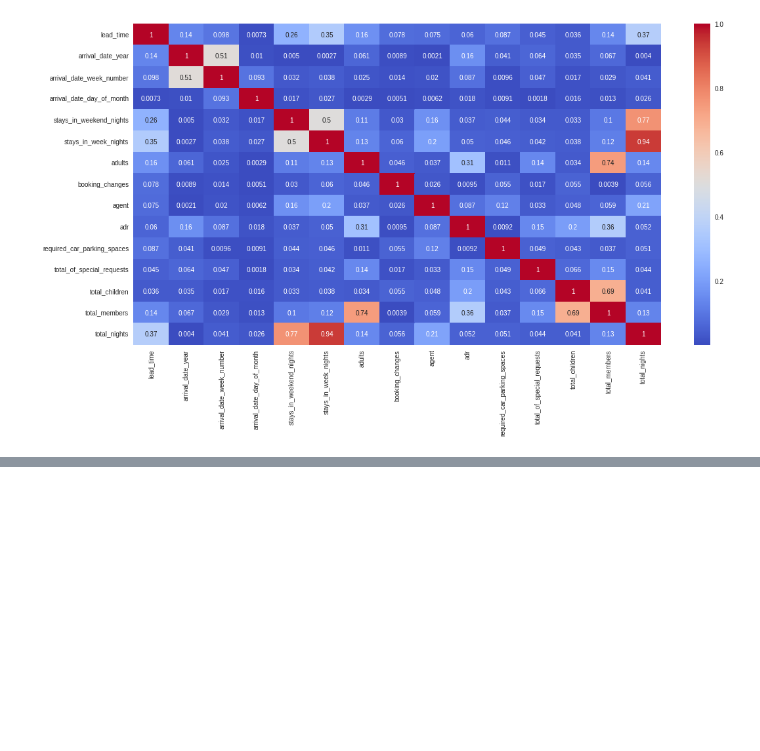
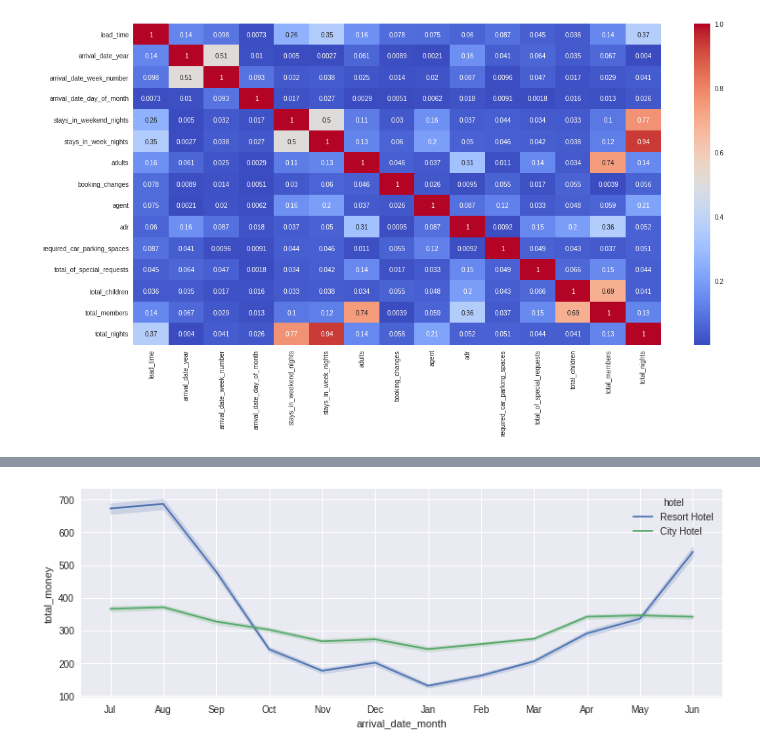
Before and after one commit to dhiru-c/CAPSTONE_PROJECT-HOTEL-BOOKING-ANALYSIS, a Jupyter notebook: Hotel_Booking_Analysis_Capstone_Project.ipynb, the cells around one changed output, grey strips where cells are left out. Cells and saved outputs as stored; diff of their text form; code cells hidden in the pictures; blank space fills up the shorter version.

```diff
--- a/Hotel_Booking_Analysis_Capstone_Project.ipynb
+++ b/Hotel_Booking_Analysis_Capstone_Project.ipynb
@@ -594,0 +360,11 @@ sns.heatmap(abs(new_df.corr()), annot=True, cmap='coolwarm')
+# %%
+# Calculate adr according to person
+df_not_cancelled['adr_per_person']= df_not_cancelled['adr'] / df_not_cancelled['total_members']
+df_not_cancelled['total_money']   = df_not_cancelled['adr'] * df_not_cancelled['total_nights']
+
+#plot on confirm booking
+plt.figure(figsize=(12,4))
+sns.lineplot(data = df_not_cancelled, x =  'arrival_date_month', y = 'total_money', hue = 'hotel')
+plt.show()
+# %% [output]
+[figure, added]
```
Also changed, not shown: parts of 41 cells of this notebook.
